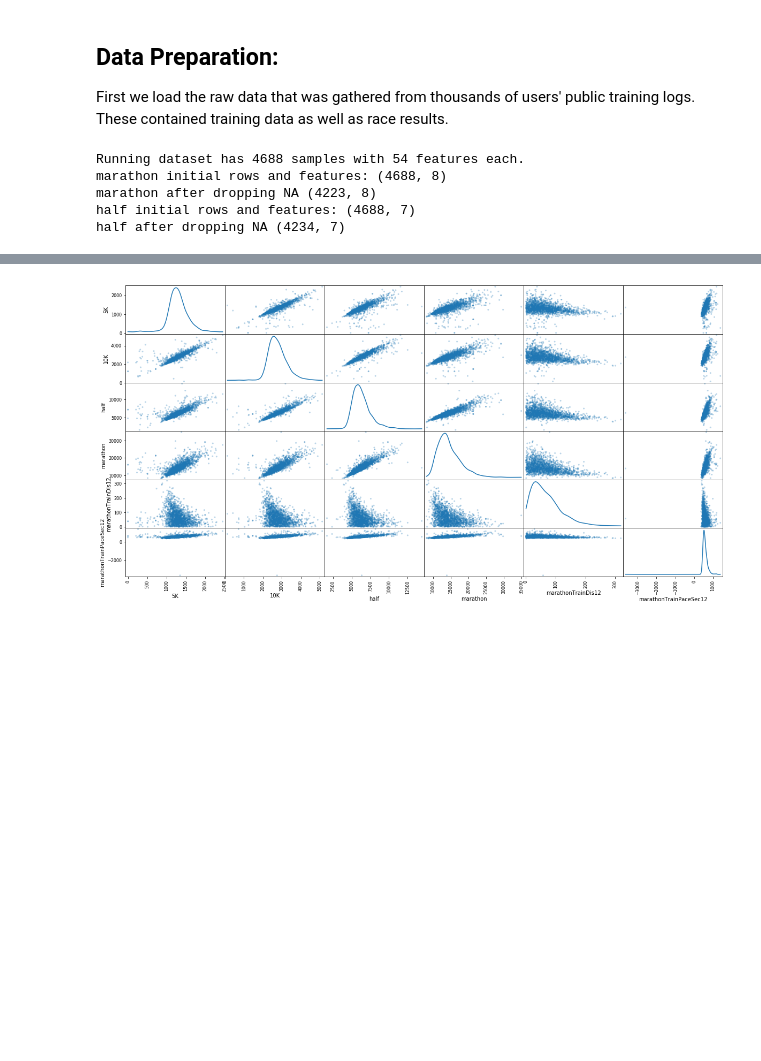
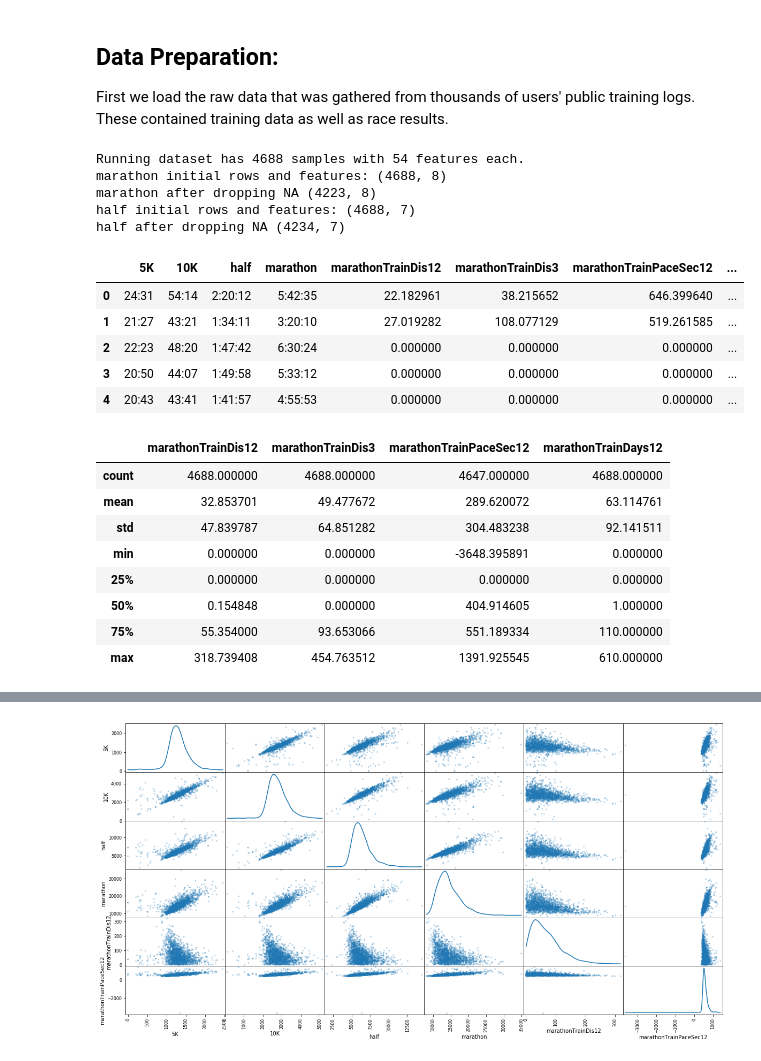
Before and after one commit to dbilenkin/machine-learning, a Jupyter notebook: MLRacePredictor/MLRacePredictor.ipynb, the cells around one changed output, grey strips where cells are left out. Drawn from its saved outputs; the diff is of its cells as text; code cells hidden in the pictures; blank space fills up the shorter version.

```diff
--- a/MLRacePredictor/MLRacePredictor.ipynb
+++ b/MLRacePredictor/MLRacePredictor.ipynb
@@ -23,33 +23,51 @@ pd.set_option('display.max_columns', 500)
 # Load all the running data
 try:
     all_data = pd.read_csv("marathonData.csv")
     print "Running dataset has {} samples with {} features each.".format(*all_data.shape)
 except:
     print "Dataset could not be loaded. Is the dataset missing?"
 
 #We'll be predicting both marathon and half marathons that need different features so we need to
 #split the data up
 data = {}
 data['half'] = all_data[[
         '5K','10K','half','halfTrainDis12',
         'halfTrainDis3','halfTrainPaceSec12',
         'halfTrainDays12']]
 
 data['marathon'] = all_data[[
         '5K','10K','half','marathon','marathonTrainDis12',
         'marathonTrainDis3','marathonTrainPaceSec12',
         'marathonTrainDays12']]
 
 for race, race_data in data.iteritems():
     print race, 'initial rows and features:', race_data.shape
     race_data = race_data.dropna()
     print race, 'after dropping NA', race_data.shape
+
+display(data['marathon'].head())
+display(data['marathon'].describe())
 # %% [output]
 Running dataset has 4688 samples with 54 features each.
 marathon initial rows and features: (4688, 8)
 marathon after dropping NA (4223, 8)
 half initial rows and features: (4688, 7)
 half after dropping NA (4234, 7)
+|  | 5K | 10K | half | marathon | marathonTrainDis12 | marathonTrainDis3 | marathonTrainPaceSec12 | ... |
+| 0 | 24:31 | 54:14 | 2:20:12 | 5:42:35 | 22.182961 | 38.215652 | 646.399640 | ... |
+| 1 | 21:27 | 43:21 | 1:34:11 | 3:20:10 | 27.019282 | 108.077129 | 519.261585 | ... |
+| 2 | 22:23 | 48:20 | 1:47:42 | 6:30:24 | 0.000000 | 0.000000 | 0.000000 | ... |
+| 3 | 20:50 | 44:07 | 1:49:58 | 5:33:12 | 0.000000 | 0.000000 | 0.000000 | ... |
+| 4 | 20:43 | 43:41 | 1:41:57 | 4:55:53 | 0.000000 | 0.000000 | 0.000000 | ... |
+|  | marathonTrainDis12 | marathonTrainDis3 | marathonTrainPaceSec12 | marathonTrainDays12 |
+| count | 4688.000000 | 4688.000000 | 4647.000000 | 4688.000000 |
+| mean | 32.853701 | 49.477672 | 289.620072 | 63.114761 |
+| std | 47.839787 | 64.851282 | 304.483238 | 92.141511 |
+| min | 0.000000 | 0.000000 | -3648.395891 | 0.000000 |
+| 25% | 0.000000 | 0.000000 | 0.000000 | 0.000000 |
+| 50% | 0.154848 | 0.000000 | 404.914605 | 1.000000 |
+| 75% | 55.354000 | 93.653066 | 551.189334 | 110.000000 |
+| max | 318.739408 | 454.763512 | 1391.925545 | 610.000000 |
 # %%
 #utility functions to deal with time and riegel formula for later use
 import math
```
Also changed, not shown: parts of 11 cells of this notebook, 5 other files.
